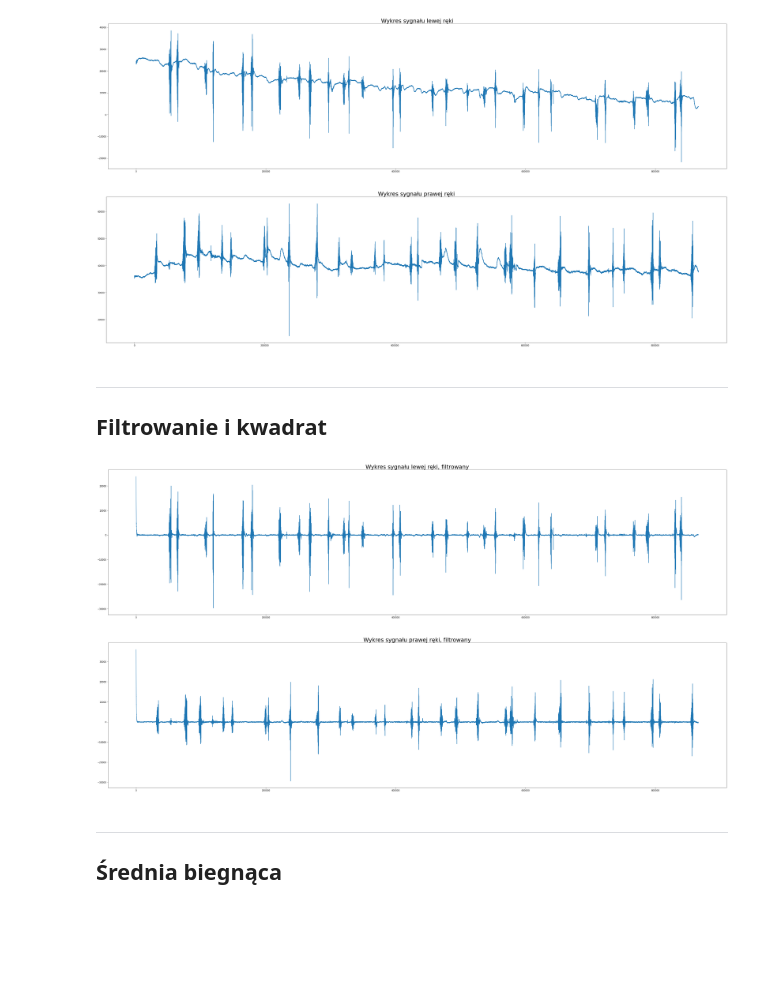
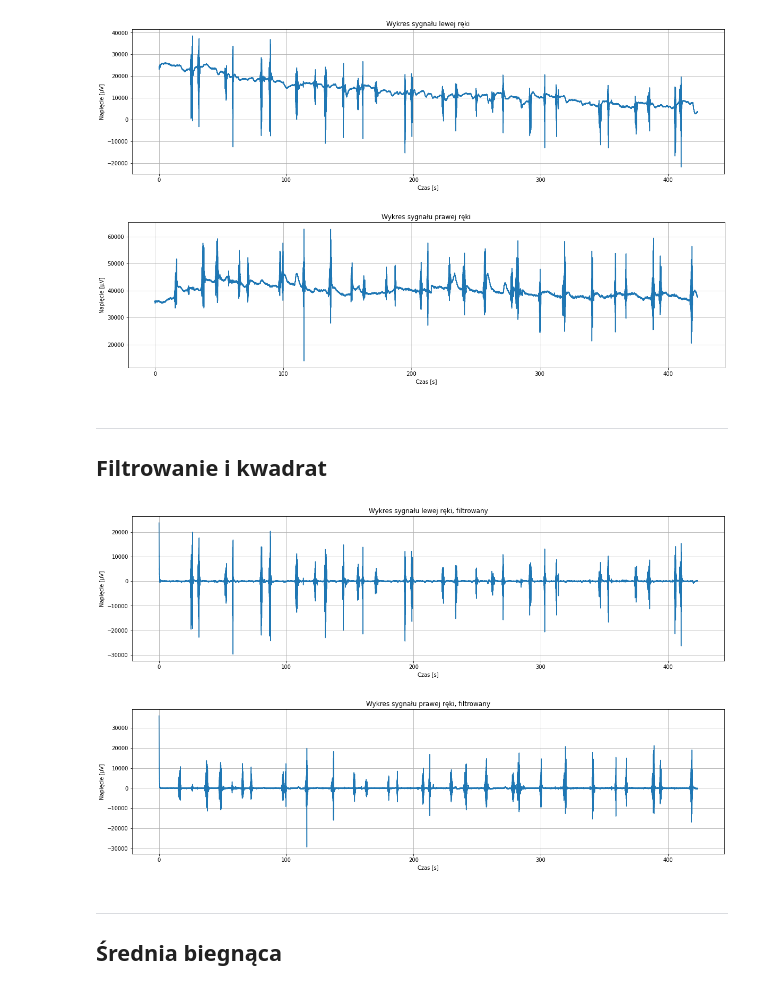
Before and after one commit to Laz4rz/MedSignalAnalysis, a Jupyter notebook: EMG_hands_detector.ipynb, the cells around one changed output. Cells and saved outputs as stored; diff of their text form; code cells hidden in the pictures; blank space fills up the shorter version.

```diff
--- a/EMG_hands_detector.ipynb
+++ b/EMG_hands_detector.ipynb
@@ -45,23 +45,28 @@ syg_raw = mgr.get_samples()
 # %%
 syg_lewa = syg_raw[0] - syg_raw[1]
 syg_lewa = np.array(syg_lewa)
-t = np.arange(0, len(syg_lewa))
-plt.figure(figsize=(50, 12))
+t = np.arange(0, len(syg_lewa)/sampling,1/sampling)
+plt.figure(figsize=(20, 5))
 plt.plot(t, syg_lewa)
-plt.title('Wykres sygnału lewej ręki', fontsize=25)
+plt.grid()
+plt.xlabel('Czas [s]')
+plt.ylabel('Napięcie [µV]')
+plt.title('Wykres sygnału lewej ręki')
 plt.show()
 
 
 syg_prawa = syg_raw[2] - syg_raw[3]
 syg_prawa = np.array(syg_prawa)
-t = np.arange(0, len(syg_prawa))
-plt.figure(figsize=(50, 12))
+plt.figure(figsize=(20, 5))
 plt.plot(t, syg_prawa)
-plt.title('Wykres sygnału prawej ręki', fontsize=25)
+plt.grid()
+plt.xlabel('Czas [s]')
+plt.ylabel('Napięcie [µV]')
+plt.title('Wykres sygnału prawej ręki')
 plt.show()
 # %% [output]
-[figure, old version]
+[figure, new version]
-[figure, old version]
+[figure, new version]
 # %% [markdown]
 
 
@@ -72,18 +77,24 @@ filter = signal.butter(1, 1, btype='high', fs=2048, output='sos')
 syg_lewa_filtered = signal.sosfilt(filter, syg_lewa)
 syg_prawa_filtered = signal.sosfilt(filter, syg_prawa)
 # %%
-plt.figure(figsize=(50, 12))
-plt.title('Wykres sygnału lewej ręki, filtrowany', fontsize=25)
+plt.figure(figsize=(20, 5))
+plt.title('Wykres sygnału lewej ręki, filtrowany')
+plt.grid()
+plt.xlabel('Czas [s]')
+plt.ylabel('Napięcie [µV]')
 plt.plot(t, syg_lewa_filtered)
 plt.show()
 
-plt.figure(figsize=(50, 12))
-plt.title('Wykres sygnału prawej ręki, filtrowany', fontsize=25)
+plt.figure(figsize=(20, 5))
+plt.title('Wykres sygnału prawej ręki, filtrowany')
+plt.grid()
+plt.xlabel('Czas [s]')
+plt.ylabel('Napięcie [µV]')
 plt.plot(t, syg_prawa_filtered)
 plt.show()
 # %% [output]
-[figure, old version]
+[figure, new version]
-[figure, old version]
+[figure, new version]
 # %% [markdown]
 
 
```
Also changed, not shown: parts of 6 cells of this notebook.
